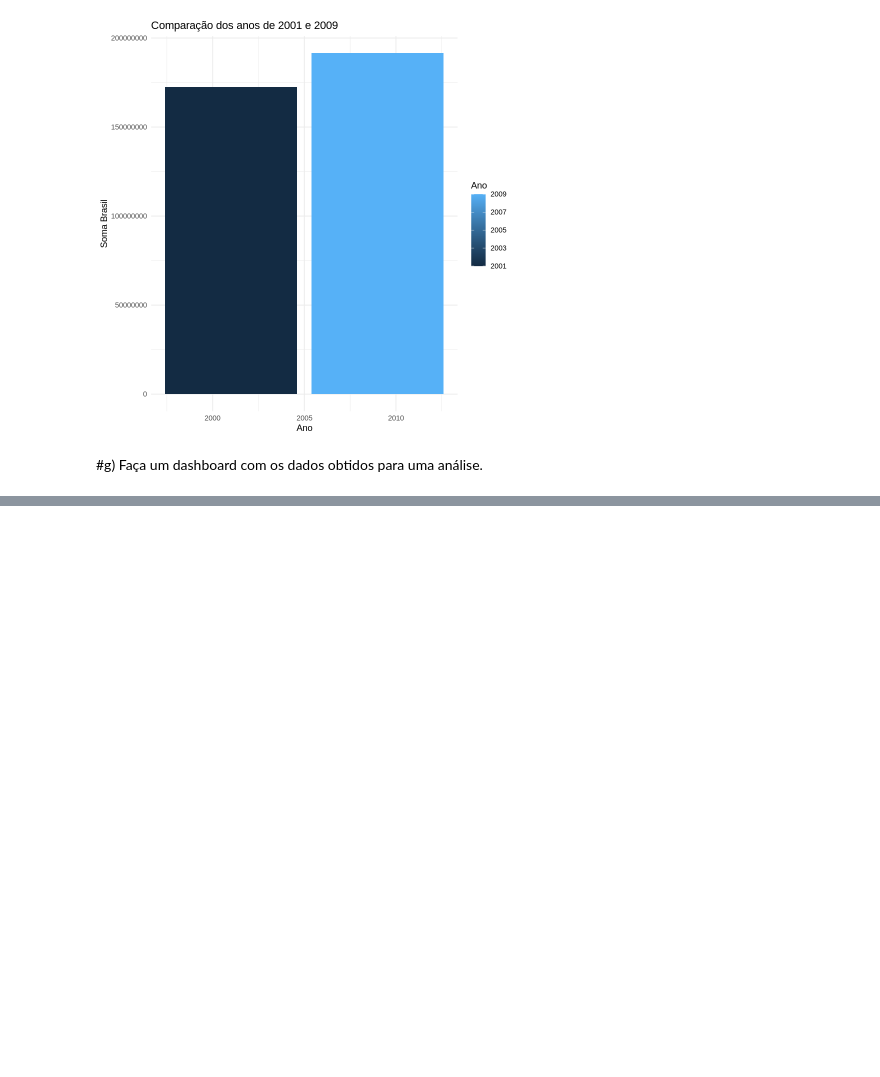
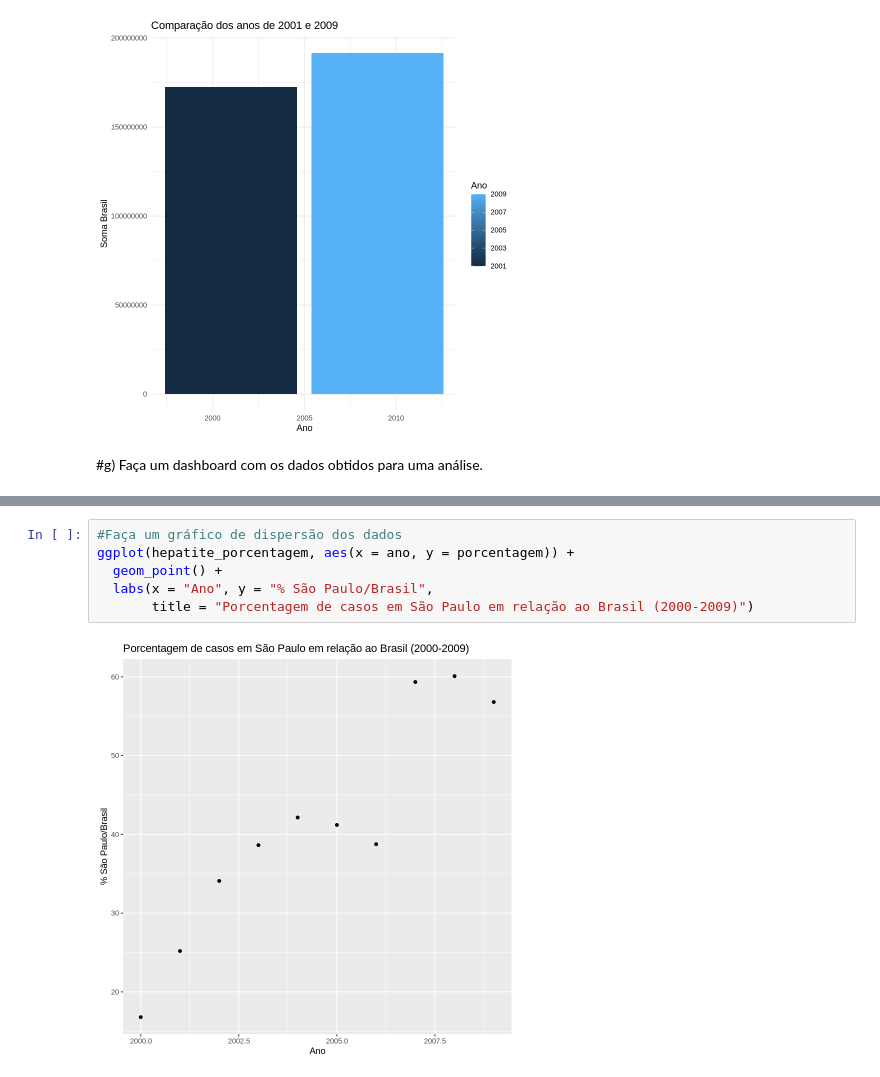
Before and after one commit to Gabrieldiasdeoliveira/Analise-Bayesiana, a Jupyter notebook: Atividade_2.ipynb, the cells around one changed output, grey strips where cells are left out. Saved outputs shown, nothing was run; the diff lists cells and outputs as text; blank space fills up the shorter version.

```diff
--- a/Atividade_2.ipynb
+++ b/Atividade_2.ipynb
@@ -372,0 +446,8 @@ ggplot(data = dados_sel, aes(x = Ano, y = soma_Brasil, fill = Ano)) +
+# %%
+#Faça um gráfico de dispersão dos dados
+ggplot(hepatite_porcentagem, aes(x = ano, y = porcentagem)) +
+  geom_point() +
+  labs(x = "Ano", y = "% São Paulo/Brasil",
+       title = "Porcentagem de casos em São Paulo em relação ao Brasil (2000-2009)")
+# %% [output]
+[figure, added]
```
Also changed, not shown: parts of 6 cells of this notebook.
